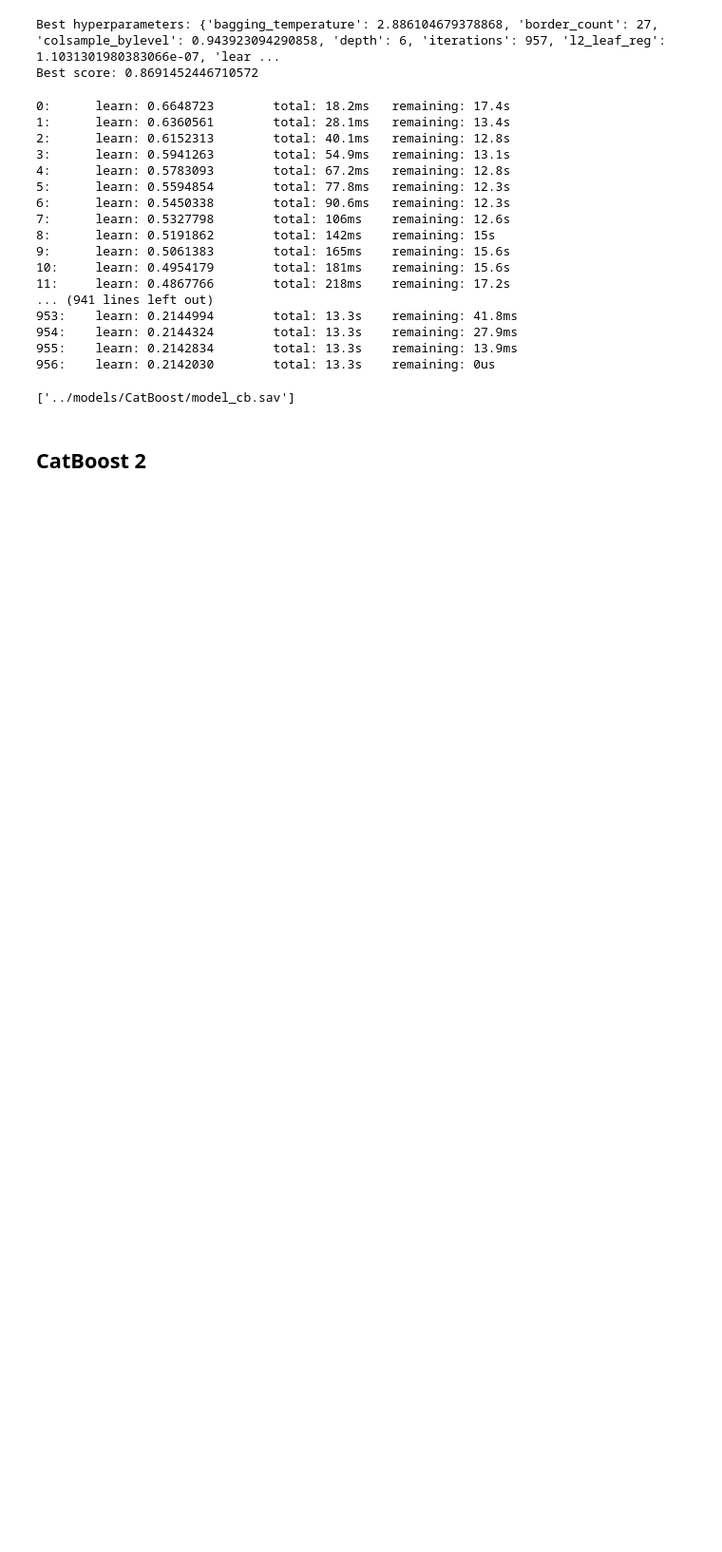
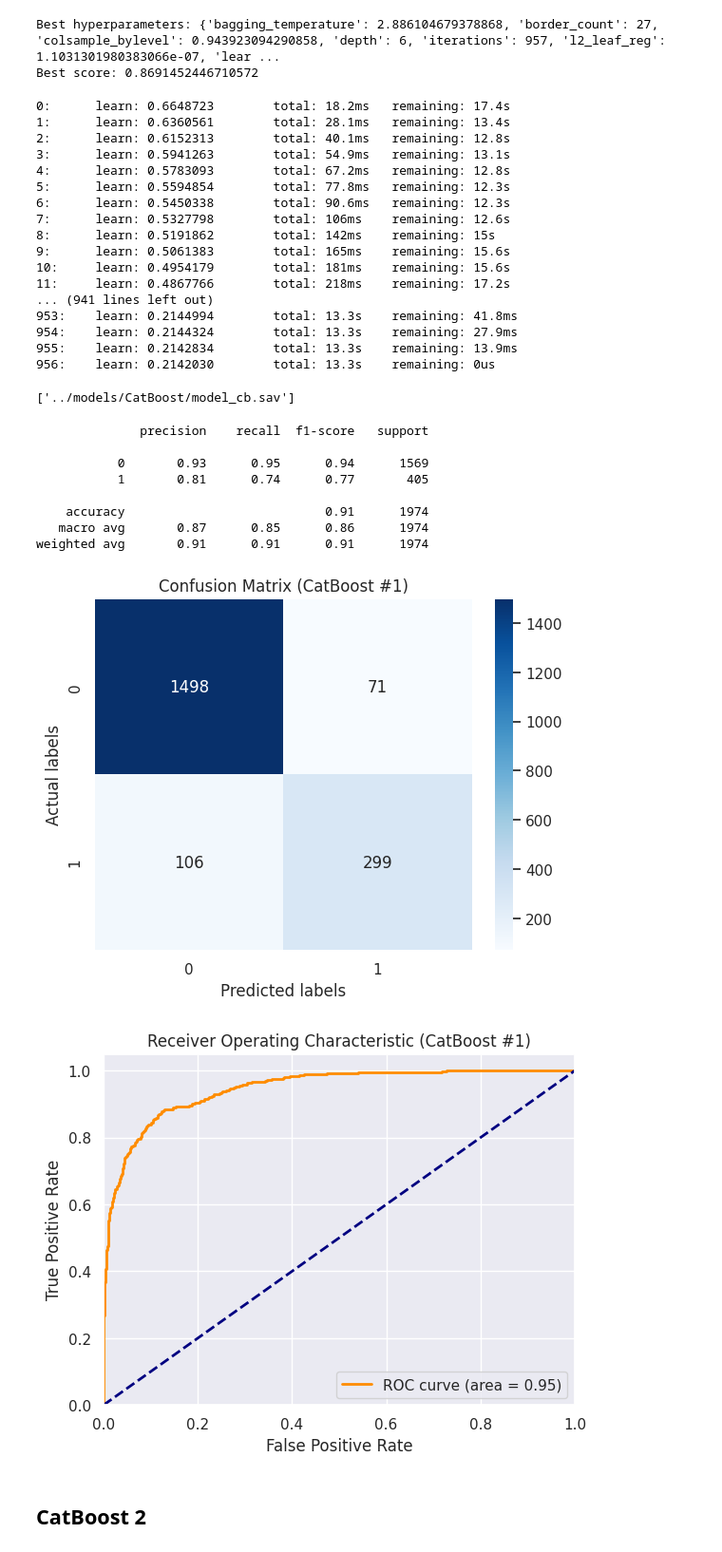
Before and after one commit to AyeshaAmjad-Astera/ML1-XAI, a Jupyter notebook: Project/notebooks/hyperparameter_tuning.ipynb, the cells around one changed output. Shown: that part at 95% size. Cells and saved outputs as stored; diff of their text form; code cells hidden in the pictures; blank space fills up the shorter version.

```diff
--- a/Project/notebooks/hyperparameter_tuning.ipynb
+++ b/Project/notebooks/hyperparameter_tuning.ipynb
@@ -481,6 +498,22 @@ joblib.dump(model, '../models/CatBoost/model_cb.sav')
 955:    learn: 0.2142834        total: 13.3s    remaining: 13.9ms
 956:    learn: 0.2142030        total: 13.3s    remaining: 0us
 ['../models/CatBoost/model_cb.sav']
+# %%
+X_test, y_test = data_loader.get_test_data()
+
+model = joblib.load('../models/CatBoost/model_cb.sav')
+visualization.plot_roc(model, X_test, y_test, 'CatBoost #1')
+# %% [output]
+              precision    recall  f1-score   support
+
+           0       0.93      0.95      0.94      1569
+           1       0.81      0.74      0.77       405
+
+    accuracy                           0.91      1974
+   macro avg       0.87      0.85      0.86      1974
+weighted avg       0.91      0.91      0.91      1974
+[figure, added]
+[figure, added]
 # %% [markdown]
 ## CatBoost 2
 # %%
```
Also changed, not shown: parts of 8 cells of this notebook, 2 other files.
